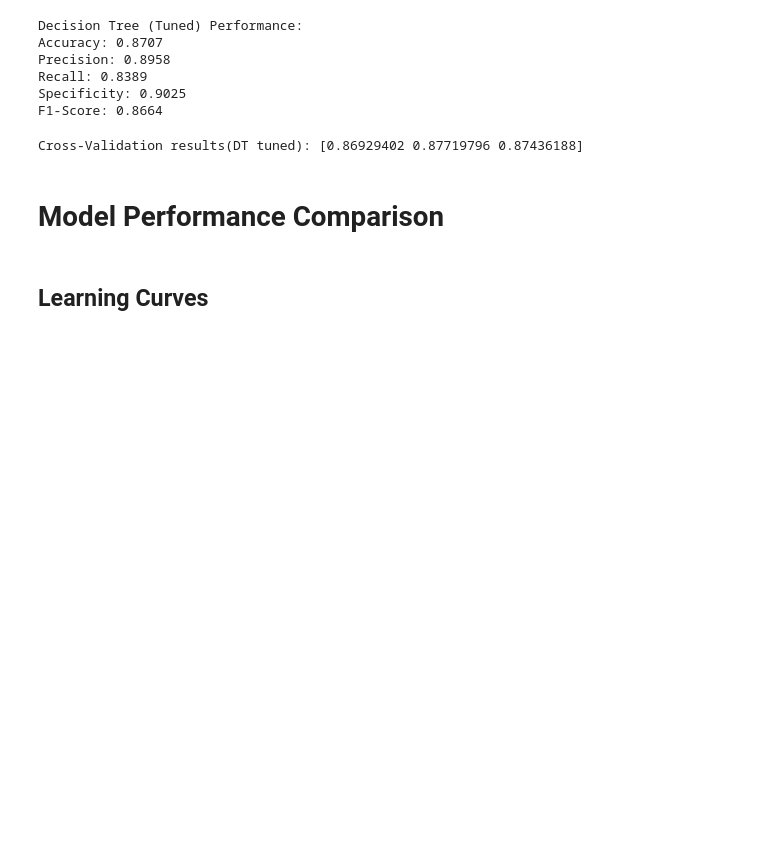
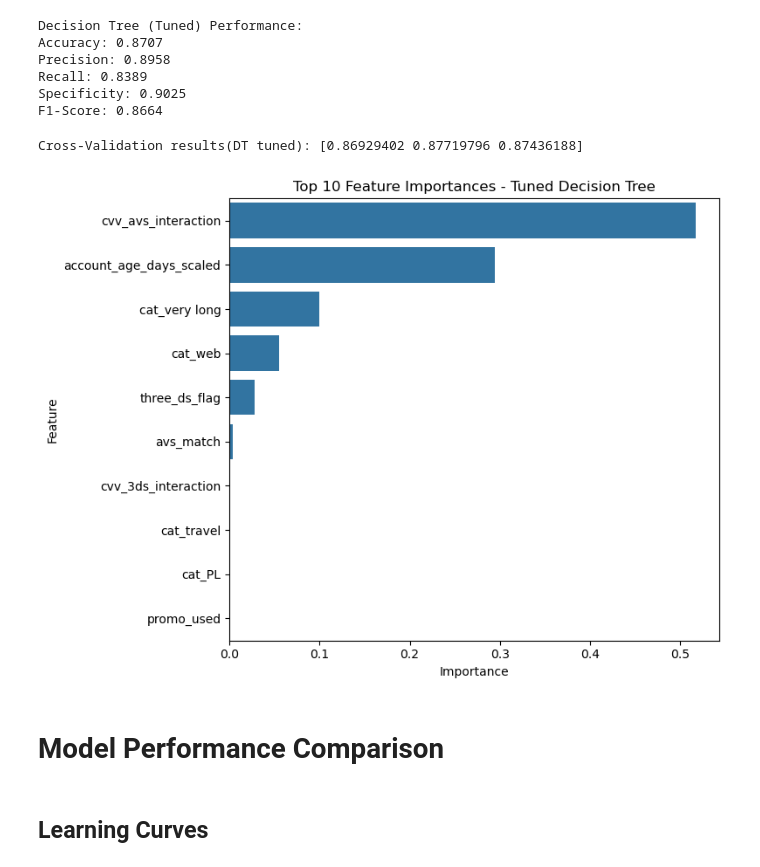
Before and after one commit to cw10877787/SJU_ML_TEAM4, a Jupyter notebook: final_project.ipynb, the cells around one changed output. Drawn from its saved outputs; the diff is of its cells as text; code cells hidden in the pictures; blank space fills up the shorter version.

Commit message:
Added Decision Tree feature importance plot

```diff
--- a/final_project.ipynb
+++ b/final_project.ipynb
@@ -812,6 +812,20 @@ scores_dt_tuned = cross_val_score(random_search_dt, X_train, y_train, cv=3, scor
 print("Cross-Validation results(DT tuned):", scores_dt_tuned)
 # %% [output]
 Cross-Validation results(DT tuned): [0.86929402 0.87719796 0.87436188]
+# %%
+importances = best_dt.feature_importances_
+feature_names = X_train.columns
+
+fi = pd.Series(importances, index=feature_names).sort_values(ascending=False)[:10]
+plt.figure(figsize=(8,6))
+sns.barplot(x=fi.values, y=fi.index)
+plt.title("Top 10 Feature Importances - Tuned Decision Tree")
+plt.xlabel("Importance")
+plt.ylabel("Feature")
+plt.tight_layout()
+plt.show()
+# %% [output]
+[figure, added]
 # %% [markdown]
 # Model Performance Comparison
 # %% [markdown]
```
